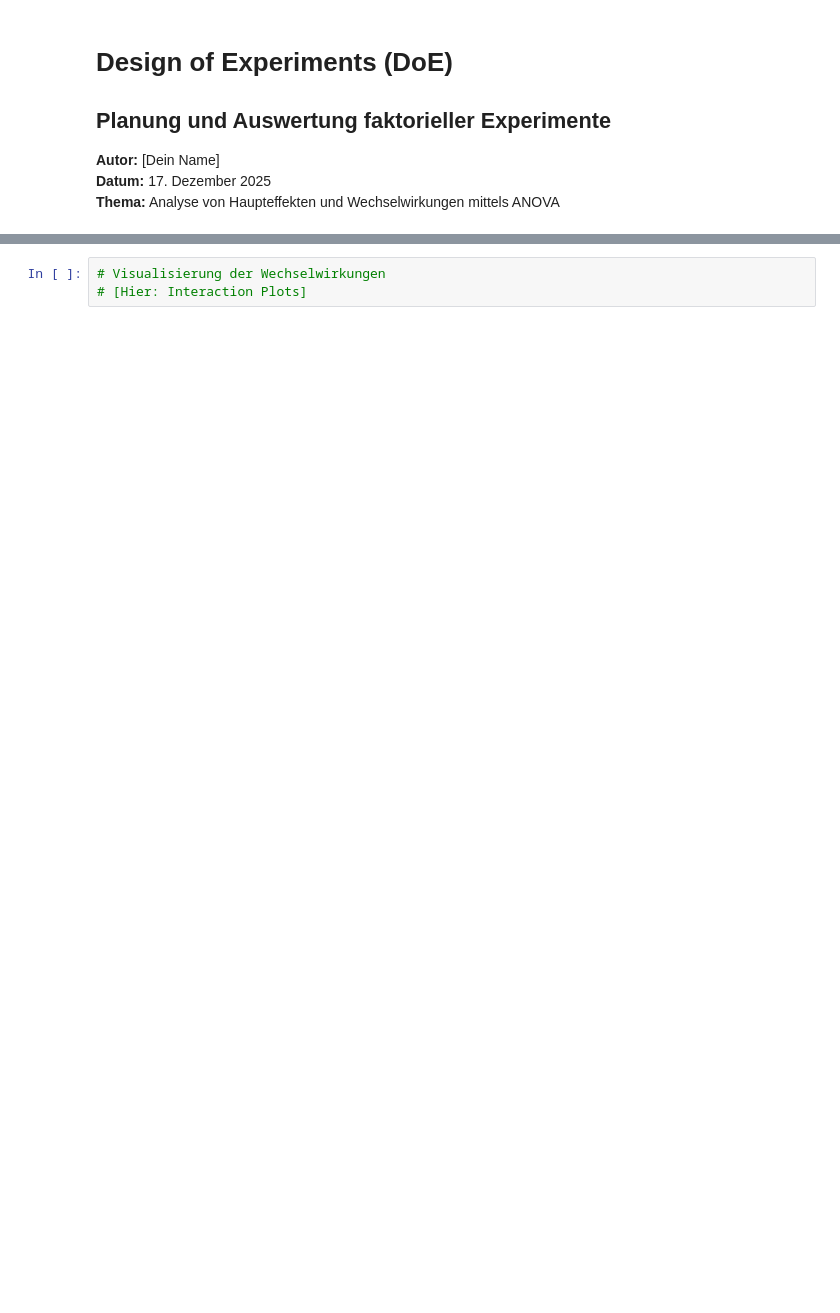
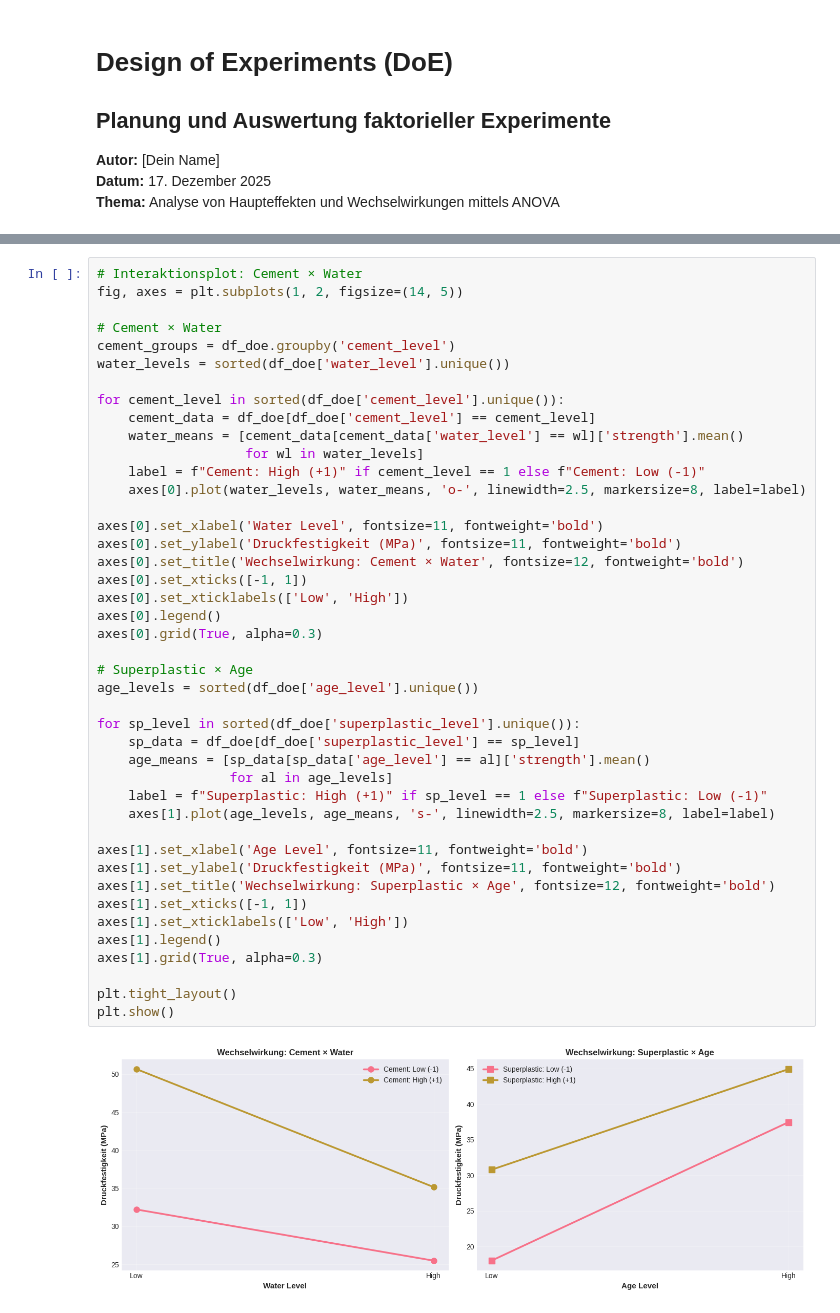
Before and after one commit to ibinsandig/DA-Design-of-Experiments, a Jupyter notebook: perplexity.ipynb, the cells around one changed output, grey strips where cells are left out. Drawn from its saved outputs; the diff is of its cells as text; blank space fills up the shorter version.

```diff
--- a/perplexity.ipynb
+++ b/perplexity.ipynb
@@ -73,3 +616,45 @@ sns.set_palette("husl")
 # %%
-# Visualisierung der Wechselwirkungen
-# [Hier: Interaction Plots]
+# Interaktionsplot: Cement × Water
+fig, axes = plt.subplots(1, 2, figsize=(14, 5))
+
+# Cement × Water
+cement_groups = df_doe.groupby('cement_level')
+water_levels = sorted(df_doe['water_level'].unique())
+
+for cement_level in sorted(df_doe['cement_level'].unique()):
+    cement_data = df_doe[df_doe['cement_level'] == cement_level]
+    water_means = [cement_data[cement_data['water_level'] == wl]['strength'].mean()
+                   for wl in water_levels]
+    label = f"Cement: High (+1)" if cement_level == 1 else f"Cement: Low (-1)"
+    axes[0].plot(water_levels, water_means, 'o-', linewidth=2.5, markersize=8, label=label)
+
+axes[0].set_xlabel('Water Level', fontsize=11, fontweight='bold')
+axes[0].set_ylabel('Druckfestigkeit (MPa)', fontsize=11, fontweight='bold')
+axes[0].set_title('Wechselwirkung: Cement × Water', fontsize=12, fontweight='bold')
+axes[0].set_xticks([-1, 1])
+axes[0].set_xticklabels(['Low', 'High'])
+axes[0].legend()
+axes[0].grid(True, alpha=0.3)
+
+# Superplastic × Age
+age_levels = sorted(df_doe['age_level'].unique())
+
+for sp_level in sorted(df_doe['superplastic_level'].unique()):
+    sp_data = df_doe[df_doe['superplastic_level'] == sp_level]
+    age_means = [sp_data[sp_data['age_level'] == al]['strength'].mean()
+                 for al in age_levels]
+    label = f"Superplastic: High (+1)" if sp_level == 1 else f"Superplastic: Low (-1)"
+    axes[1].plot(age_levels, age_means, 's-', linewidth=2.5, markersize=8, label=label)
+
+axes[1].set_xlabel('Age Level', fontsize=11, fontweight='bold')
+axes[1].set_ylabel('Druckfestigkeit (MPa)', fontsize=11, fontweight='bold')
+axes[1].set_title('Wechselwirkung: Superplastic × Age', fontsize=12, fontweight='bold')
+axes[1].set_xticks([-1, 1])
+axes[1].set_xticklabels(['Low', 'High'])
+axes[1].legend()
+axes[1].grid(True, alpha=0.3)
+
+plt.tight_layout()
+plt.show()
+# %% [output]
+[figure, added]
```
Also changed, not shown: parts of 31 cells of this notebook.
